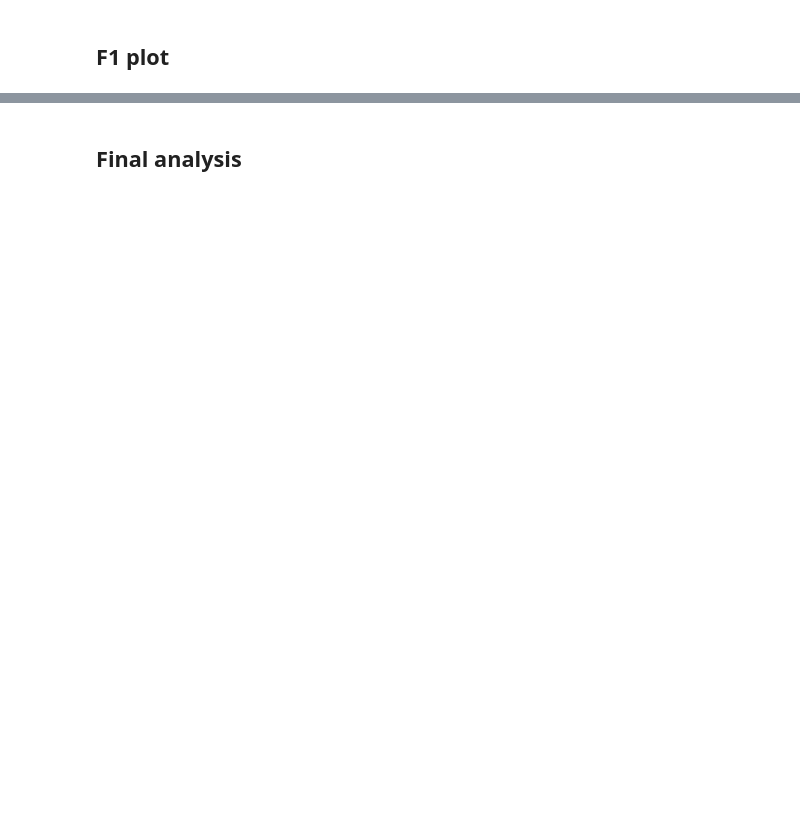
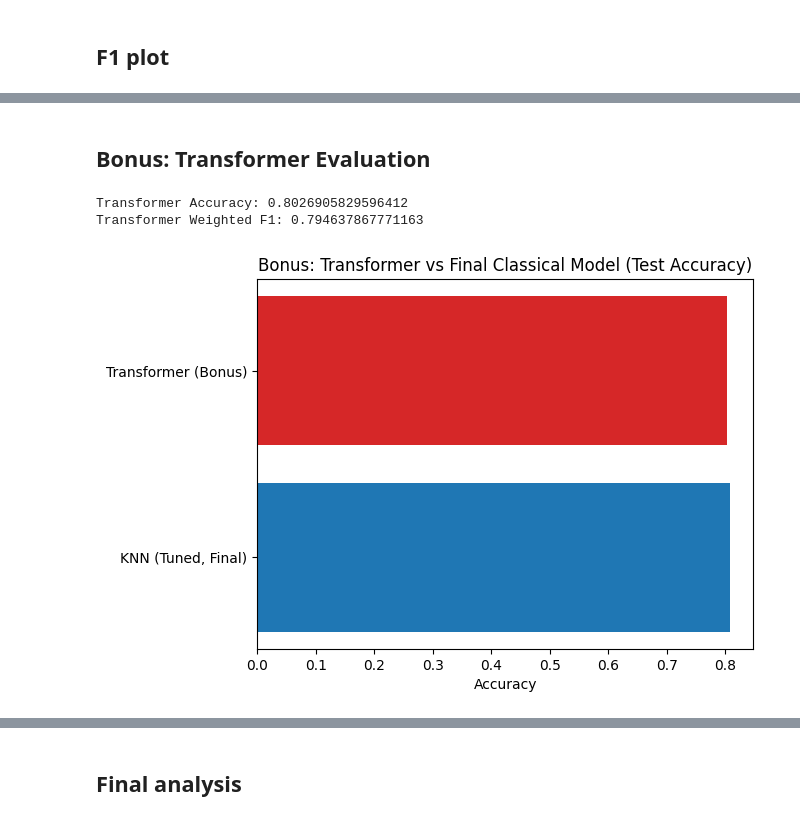
Before and after one commit to mzikkhan/titanic_survival_prediction, a Jupyter notebook: project.ipynb, the cells around one changed output, grey strips where cells are left out. Drawn from its saved outputs; the diff is of its cells as text; code cells hidden in the pictures; blank space fills up the shorter version.

```diff
--- a/project.ipynb
+++ b/project.ipynb
@@ -1343,0 +1344,28 @@ plt.show()
+# %% [markdown]
+## Bonus: Transformer Evaluation
+# %%
+best_trans = trans_grid.best_estimator_
+y_pred_trans = best_trans.predict(X_test)
+
+trans_acc = accuracy_score(y_test, y_pred_trans)
+trans_f1 = f1_score(y_test, y_pred_trans, average="weighted")
+
+print("Transformer Accuracy:", trans_acc)
+print("Transformer Weighted F1:", trans_f1)
+# %% [output]
+Transformer Accuracy: 0.8026905829596412
+Transformer Weighted F1: 0.794637867771163
+# %%
+knn_acc = accuracy_score(y_test, y_pred_knn)
+
+labels = ["KNN (Tuned, Final)", "Transformer (Bonus)"]
+vals = [knn_acc, trans_acc]
+colors = ["C0", "C3"]
+
+plt.figure()
+plt.barh(labels, vals, color=colors)
+plt.xlabel("Accuracy")
+plt.title("Bonus: Transformer vs Final Classical Model (Test Accuracy)")
+plt.show()
+# %% [output]
+[figure, added]
```
Also changed, not shown: parts of 17 cells of this notebook.
